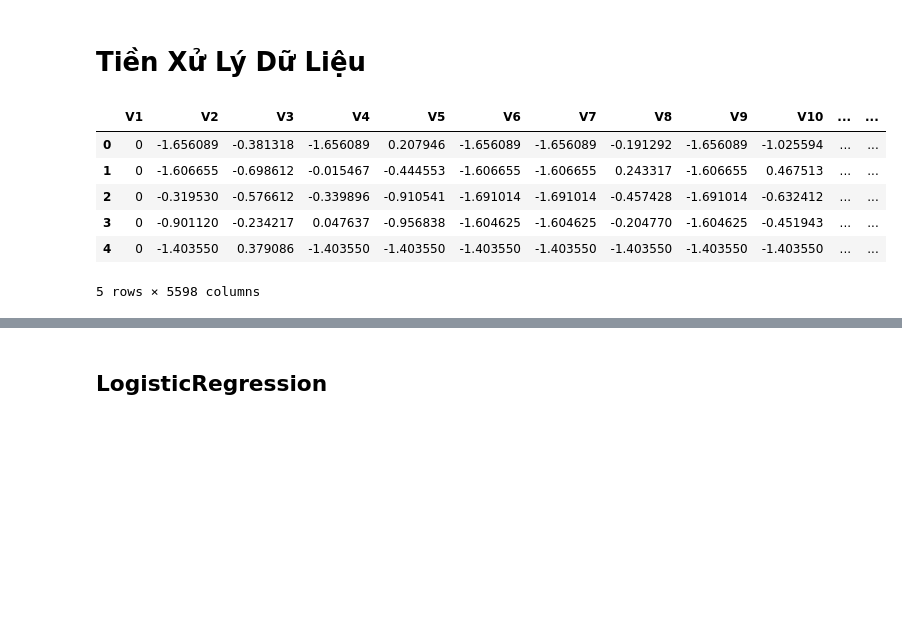
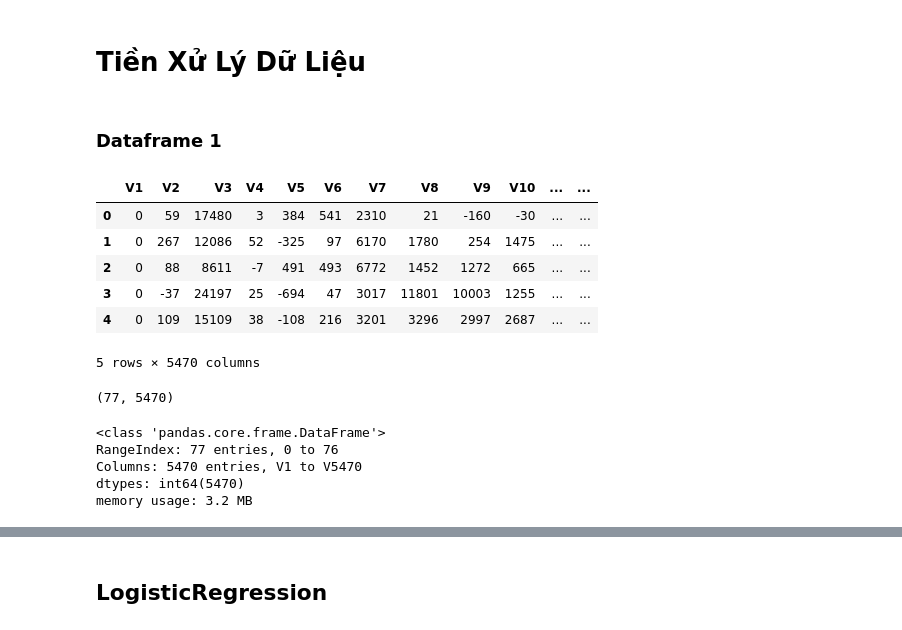
Before and after one commit to TranAnh35/Data_mining, a Jupyter notebook: Main.ipynb, the cells around one changed output, grey strips where cells are left out. Cells and saved outputs as stored; diff of their text form; code cells hidden in the pictures; blank space fills up the shorter version.

```diff
--- a/Main.ipynb
+++ b/Main.ipynb
@@ -11,14 +12,28 @@ import matplotlib.pyplot as plt
 # %% [markdown]
 # Tiền Xử Lý Dữ Liệu
+# %% [markdown]
+### Dataframe 1
 # %%
-# Brain.csv
-df_1 = pd.read_csv("https://raw.githubusercontent.com/TranAnh35/Data_mining/main/Brain.csv")
+# DLBCl.csv
+df_1 = pd.read_csv("https://raw.githubusercontent.com/TranAnh35/Data_mining/main/CSV/DLBCL.csv")
 df_1.head()
 # %% [output]
 |  | V1 | V2 | V3 | V4 | V5 | V6 | V7 | V8 | V9 | V10 | ... | ... |
-| 0 | 0 | -1.656089 | -0.381318 | -1.656089 | 0.207946 | -1.656089 | -1.656089 | -0.191292 | -1.656089 | -1.025594 | ... | ... |
-| 1 | 0 | -1.606655 | -0.698612 | -0.015467 | -0.444553 | -1.606655 | -1.606655 | 0.243317 | -1.606655 | 0.467513 | ... | ... |
-| 2 | 0 | -0.319530 | -0.576612 | -0.339896 | -0.910541 | -1.691014 | -1.691014 | -0.457428 | -1.691014 | -0.632412 | ... | ... |
-| 3 | 0 | -0.901120 | -0.234217 | 0.047637 | -0.956838 | -1.604625 | -1.604625 | -0.204770 | -1.604625 | -0.451943 | ... | ... |
-| 4 | 0 | -1.403550 | 0.379086 | -1.403550 | -1.403550 | -1.403550 | -1.403550 | -1.403550 | -1.403550 | -1.403550 | ... | ... |
+| 0 | 0 | 59 | 17480 | 3 | 384 | 541 | 2310 | 21 | -160 | -30 | ... | ... |
+| 1 | 0 | 267 | 12086 | 52 | -325 | 97 | 6170 | 1780 | 254 | 1475 | ... | ... |
+| 2 | 0 | 88 | 8611 | -7 | 491 | 493 | 6772 | 1452 | 1272 | 665 | ... | ... |
+| 3 | 0 | -37 | 24197 | 25 | -694 | 47 | 3017 | 11801 | 10003 | 1255 | ... | ... |
+| 4 | 0 | 109 | 15109 | 38 | -108 | 216 | 3201 | 3296 | 2997 | 2687 | ... | ... |
-5 rows × 5598 columns
+5 rows × 5470 columns
+# %%
+df_1.shape
+# %% [output]
+(77, 5470)
+# %%
+df_1.info()
+# %% [output]
+<class 'pandas.core.frame.DataFrame'>
+RangeIndex: 77 entries, 0 to 76
+Columns: 5470 entries, V1 to V5470
+dtypes: int64(5470)
+memory usage: 3.2 MB
```
Also changed, not shown: parts of 42 cells of this notebook.
